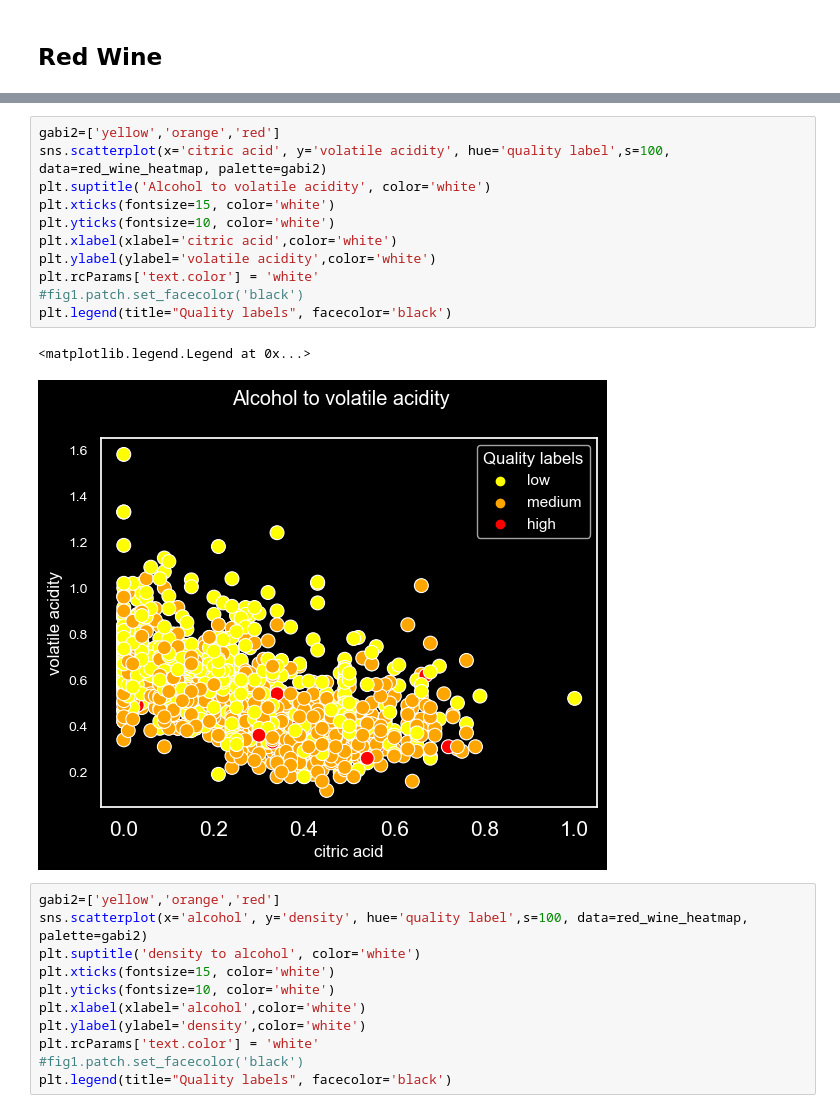
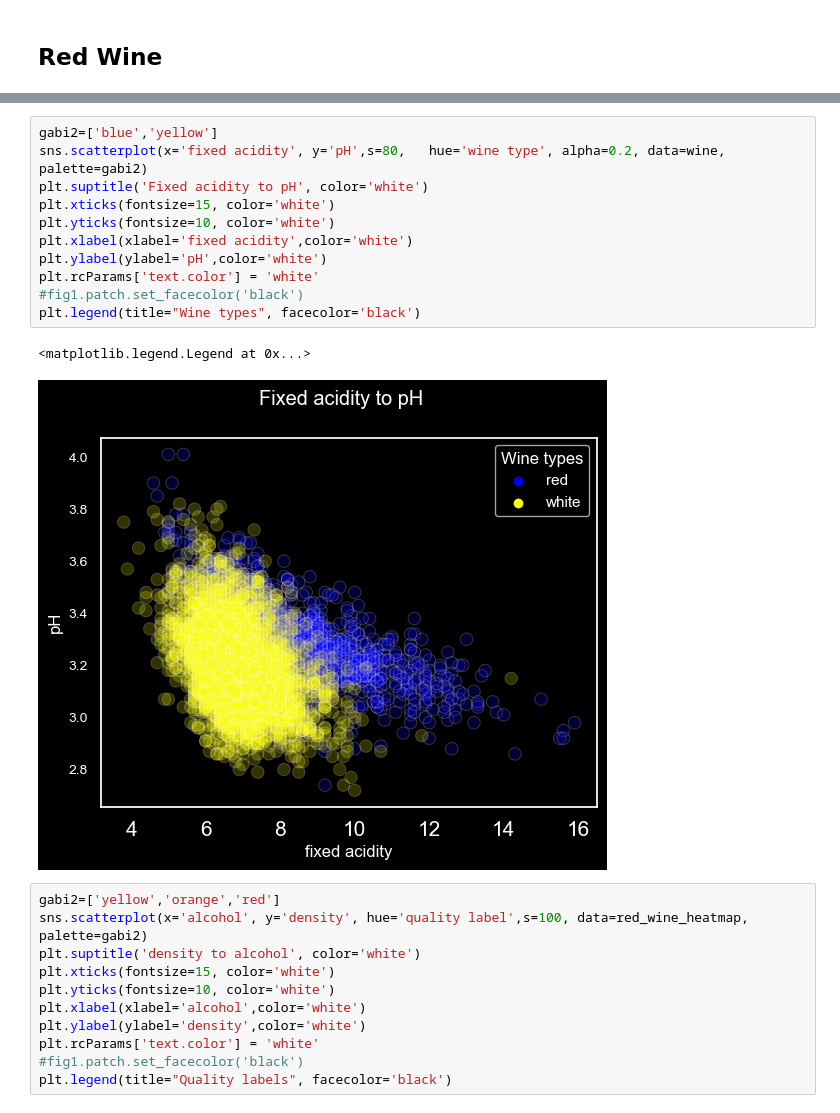
Before and after one commit to gabriela-arlt/BlueBerry-Winery, a Jupyter notebook: wine+quality/plots for the presentation.ipynb, the cells around one changed output, grey strips where cells are left out. Drawn from its saved outputs; the diff is of its cells as text.

```diff
--- a/wine+quality/plots for the presentation.ipynb
+++ b/wine+quality/plots for the presentation.ipynb
@@ -650,17 +658,17 @@ plt.legend(title="Quality labels", facecolor='black')
 # %%
-gabi2=['yellow','orange','red']
-sns.scatterplot(x='citric acid', y='volatile acidity', hue='quality label',s=100, data=red_wine_heatmap, palette=gabi2)
-plt.suptitle('Alcohol to volatile acidity', color='white')
+gabi2=['blue','yellow']
+sns.scatterplot(x='fixed acidity', y='pH',s=80,   hue='wine type', alpha=0.2, data=wine, palette=gabi2)
+plt.suptitle('Fixed acidity to pH', color='white')
 plt.xticks(fontsize=15, color='white')
 plt.yticks(fontsize=10, color='white')
-plt.xlabel(xlabel='citric acid',color='white')
-plt.ylabel(ylabel='volatile acidity',color='white')
+plt.xlabel(xlabel='fixed acidity',color='white')
+plt.ylabel(ylabel='pH',color='white')
 plt.rcParams['text.color'] = 'white'
 #fig1.patch.set_facecolor('black')
-plt.legend(title="Quality labels", facecolor='black')
+plt.legend(title="Wine types", facecolor='black')
 # %% [output]
 <matplotlib.legend.Legend at 0x...>
-[figure, old version]
+[figure, new version]
 # %%
 gabi2=['yellow','orange','red']
 sns.scatterplot(x='alcohol', y='density', hue='quality label',s=100, data=red_wine_heatmap, palette=gabi2)
```
Also changed, not shown: parts of 25 cells of this notebook, 1 other file.
